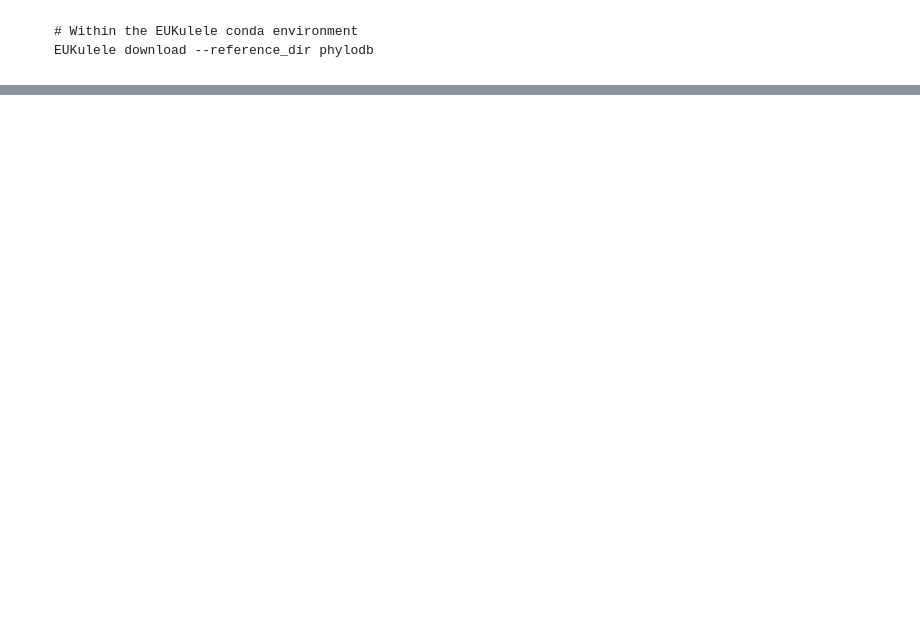
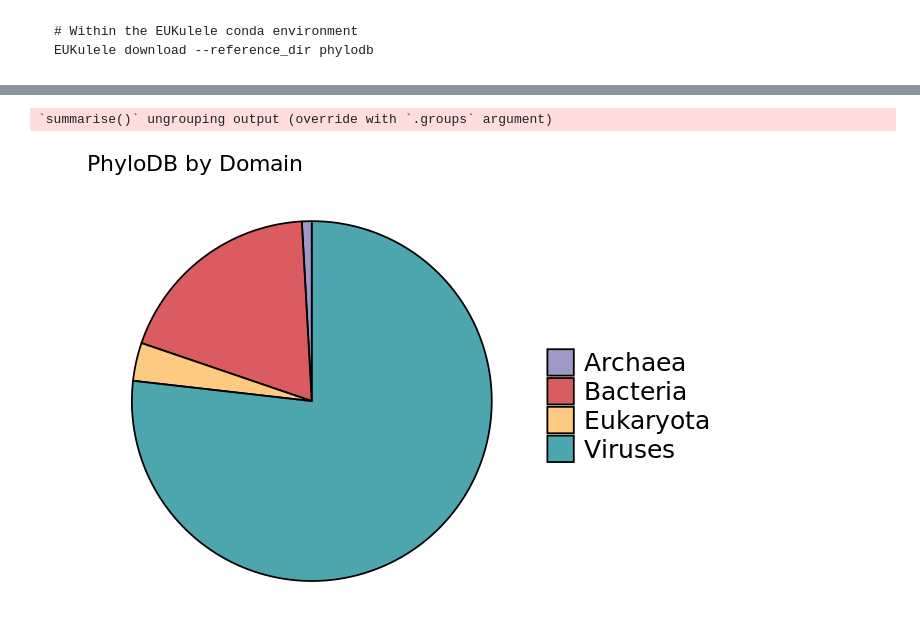
Before and after one commit to AlexanderLabWHOI/EUKulele, a Jupyter notebook: docs/source/EUKulele-tuneR.ipynb, the cells around one changed output, grey strips where cells are left out. Cells and saved outputs as stored; diff of their text form; code cells hidden in the pictures; blank space fills up the shorter version.

```diff
--- a/docs/source/EUKulele-tuneR.ipynb
+++ b/docs/source/EUKulele-tuneR.ipynb
@@ -591,0 +379,19 @@ A data.frame: 2 × 19
+# %%
+# PhyloDB at domain level
+phylodb %>%
+    select(Supergroup) %>%
+    add_column(freq = 1) %>%
+    group_by(Supergroup) %>%
+    summarise(FREQ = sum(freq)) %>%
+    pivot_longer(cols = c(Supergroup), names_to = "LEVELS") %>%
+        ggplot(aes(x = LEVELS, fill = value, y = FREQ)) +
+            geom_bar(stat = "identity", position = "stack", color = "black", alpha = 0.7) +
+            scale_fill_manual(values = c("#756bb1", "#cb181d", "#feb24c", "#02818a")) +
+            coord_polar("y", start = 0) +
+            theme_void() +
+            theme(legend.title = element_blank(),
+                 legend.text = element_text(size = 15)) +
+            labs(title = "PhyloDB by Domain")
+# %% [output]
+`summarise()` ungrouping output (override with `.groups` argument)
+[figure, added]
```
Also changed, not shown: parts of 116 cells of this notebook.
